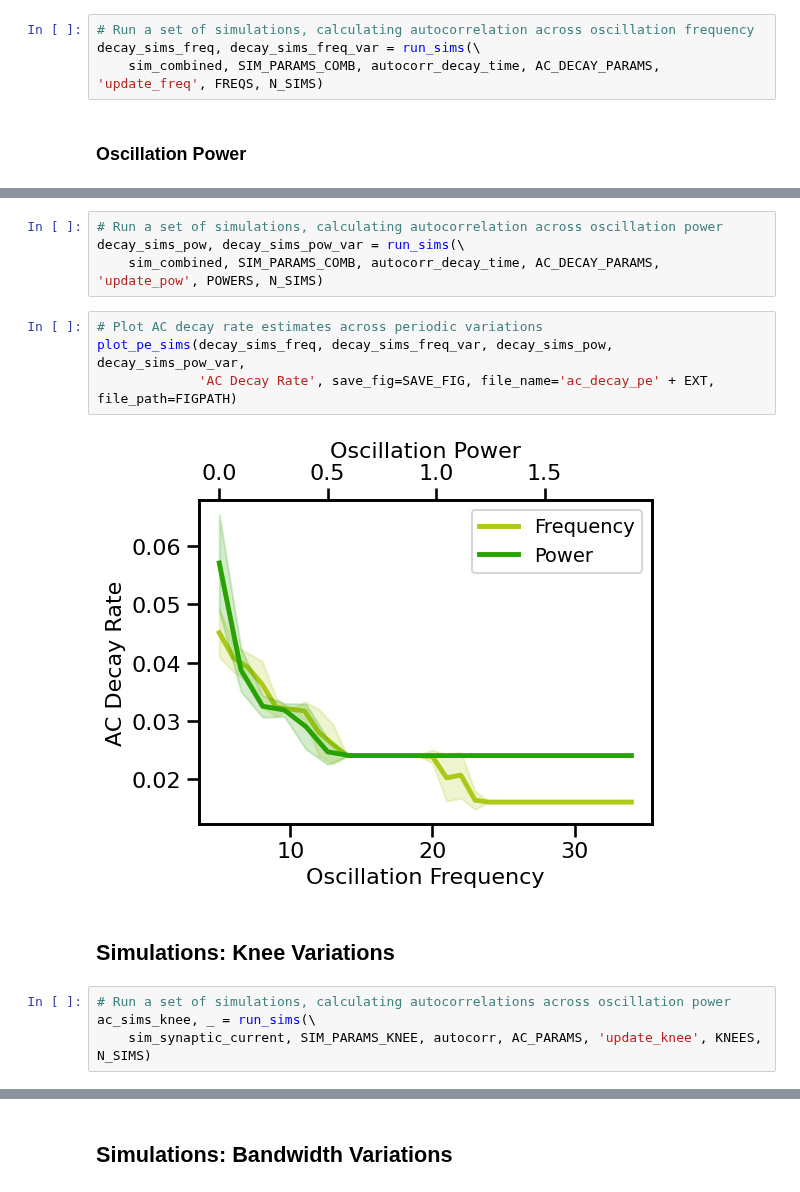
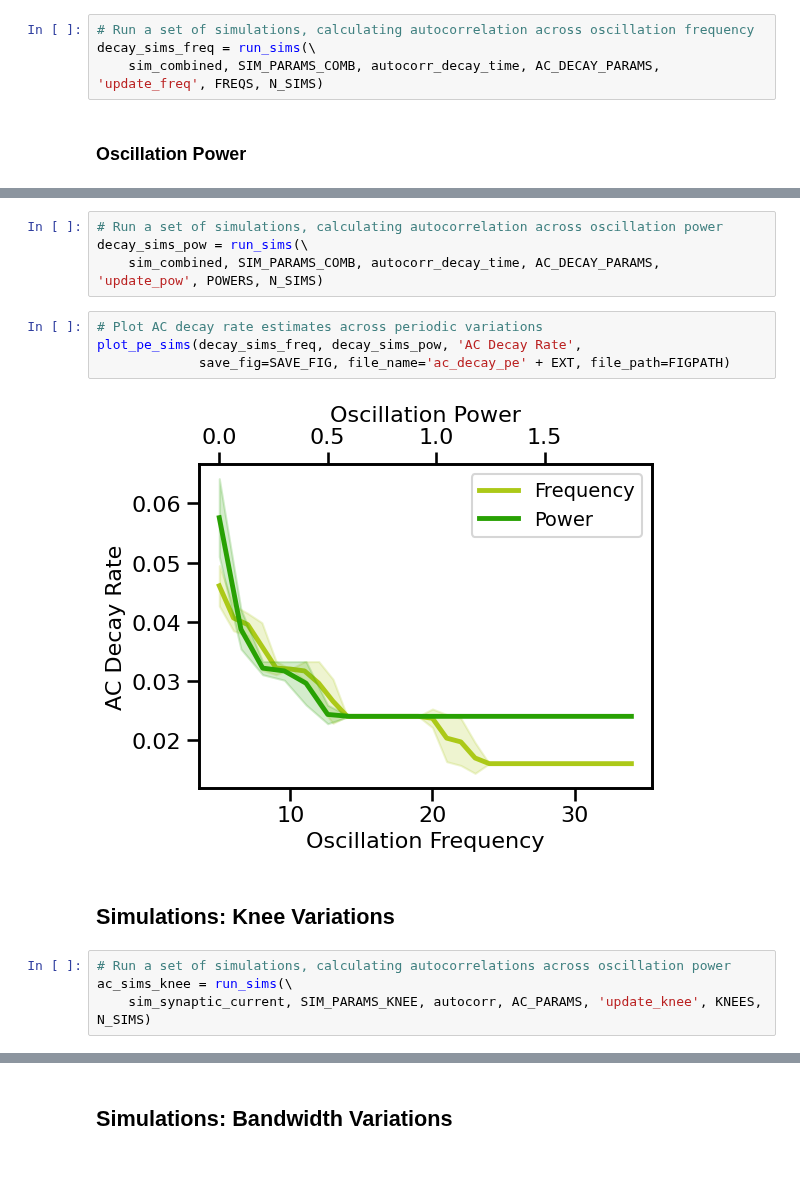
Before and after one commit to AperiodicMethods/AperiodicMethods, a Jupyter notebook: notebooks/21-AutoCorrelation.ipynb, the cells around one changed output, grey strips where cells are left out. Cells and saved outputs as stored; diff of their text form.

```diff
--- a/notebooks/21-AutoCorrelation.ipynb
+++ b/notebooks/21-AutoCorrelation.ipynb
@@ -221,6 +222,6 @@ plot_lines(**PLT_KWARGS, save_fig=SAVE_FIG, file_name='ac_osc_freq' + EXT, file_
 # %%
 # Run a set of simulations, calculating autocorrelation across oscillation frequency
-decay_sims_freq, decay_sims_freq_var = run_sims(\
+decay_sims_freq = run_sims(\
     sim_combined, SIM_PARAMS_COMB, autocorr_decay_time, AC_DECAY_PARAMS, 'update_freq', FREQS, N_SIMS)
 # %% [markdown]
 ### Oscillation Power
@@ -237,19 +238,19 @@ plot_lines(**PLT_KWARGS, save_fig=SAVE_FIG, file_name='ac_osc_pow' + EXT, file_p
 [figure]
 # %%
 # Run a set of simulations, calculating autocorrelation across oscillation power
-decay_sims_pow, decay_sims_pow_var = run_sims(\
+decay_sims_pow = run_sims(\
     sim_combined, SIM_PARAMS_COMB, autocorr_decay_time, AC_DECAY_PARAMS, 'update_pow', POWERS, N_SIMS)
 # %%
 # Plot AC decay rate estimates across periodic variations
-plot_pe_sims(decay_sims_freq, decay_sims_freq_var, decay_sims_pow, decay_sims_pow_var,
-             'AC Decay Rate', save_fig=SAVE_FIG, file_name='ac_decay_pe' + EXT, file_path=FIGPATH)
+plot_pe_sims(decay_sims_freq, decay_sims_pow, 'AC Decay Rate',
+             save_fig=SAVE_FIG, file_name='ac_decay_pe' + EXT, file_path=FIGPATH)
 # %% [output]
-[figure, old version]
+[figure, new version]
 # %% [markdown]
 ## Simulations: Knee Variations
 # %%
 # Run a set of simulations, calculating autocorrelations across oscillation power
-ac_sims_knee, _ = run_sims(\
+ac_sims_knee = run_sims(\
     sim_synaptic_current, SIM_PARAMS_KNEE, autocorr, AC_PARAMS, 'update_knee', KNEES, N_SIMS)
 # %%
 # Plot autocorrelation across oscillation power
```
Also changed, not shown: parts of 23 cells of this notebook, 4 other files.
